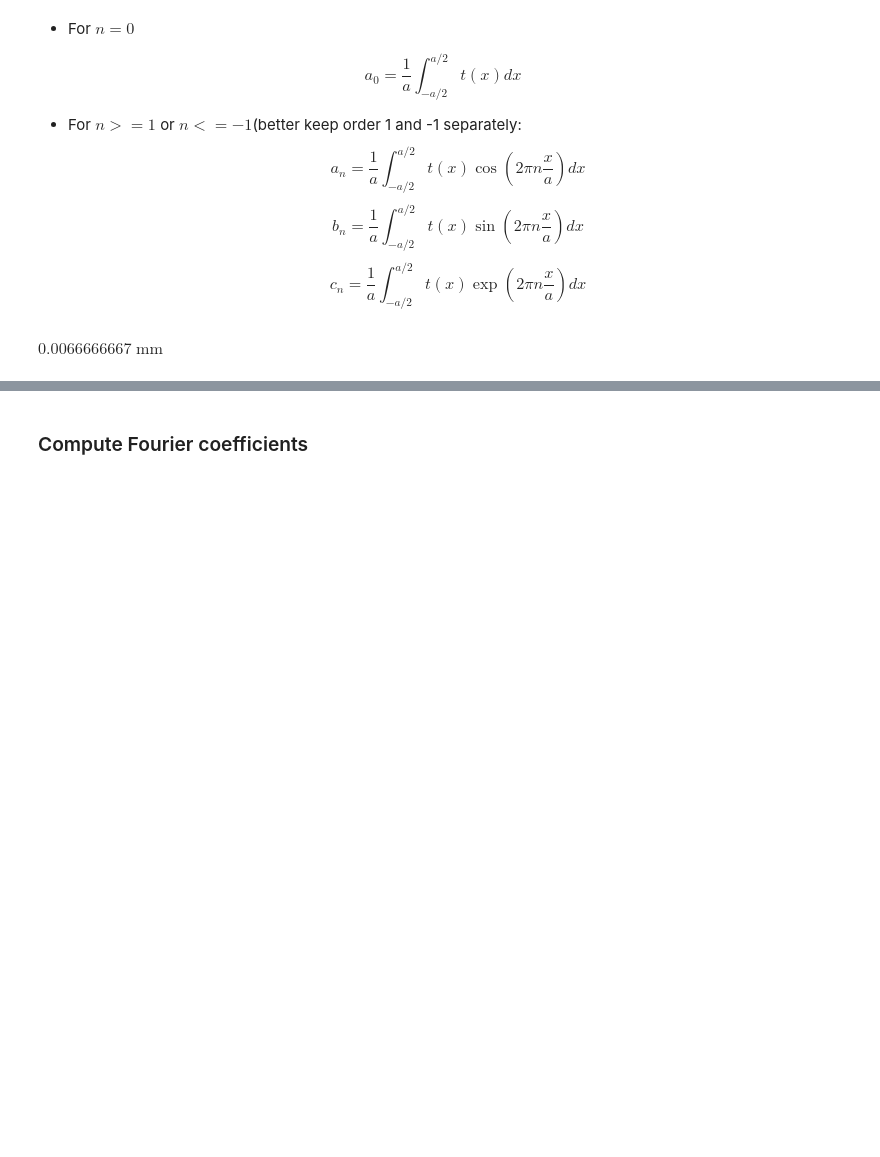
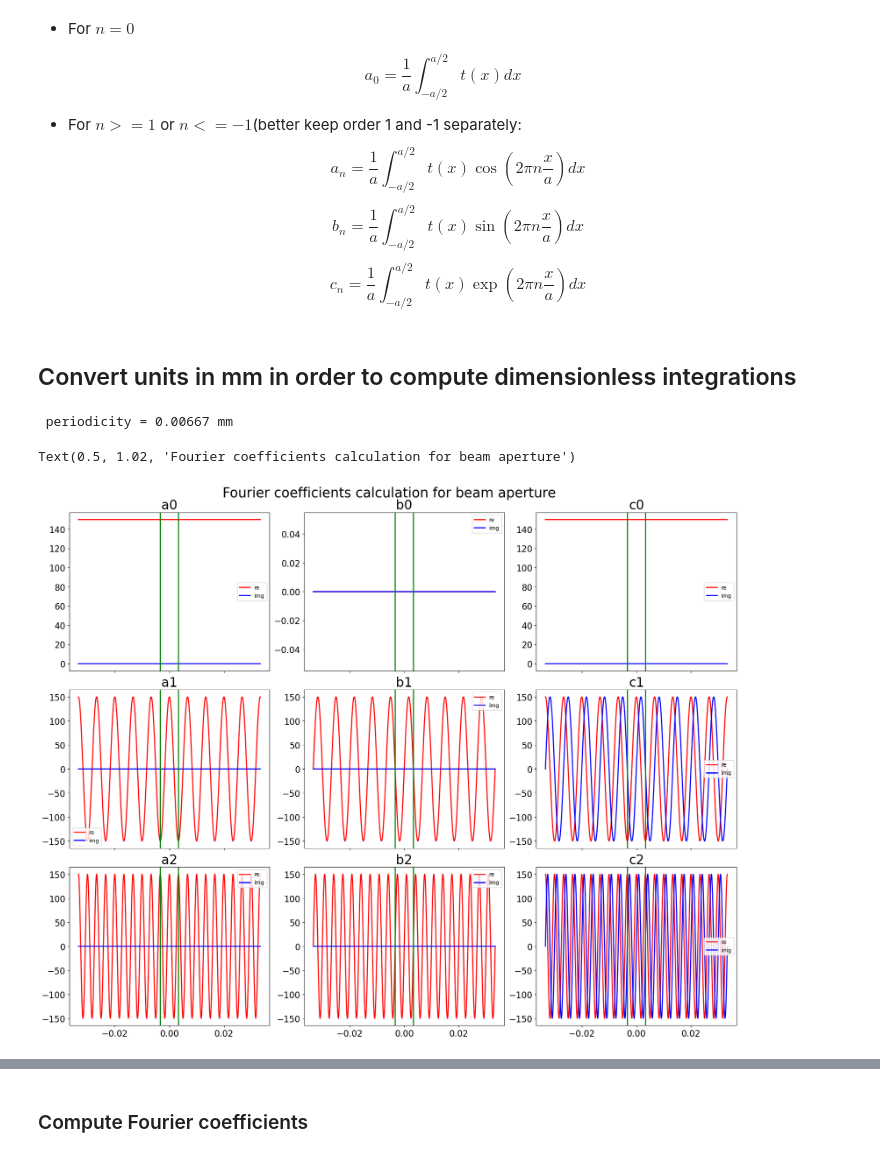
Before and after one commit to sylvielsstfr/AuxtelPSFpoppy, a Jupyter notebook: docs/notebooks/introdiffraction/08_FFT1D_EmulsionInterferenceTwoSourcesfromlib.ipynb, the cells around one changed output, grey strips where cells are left out. Drawn from its saved outputs; the diff is of its cells as text; code cells hidden in the pictures; blank space fills up the shorter version.

```diff
--- a/docs/notebooks/introdiffraction/08_FFT1D_EmulsionInterferenceTwoSourcesfromlib.ipynb
+++ b/docs/notebooks/introdiffraction/08_FFT1D_EmulsionInterferenceTwoSourcesfromlib.ipynb
@@ -632,8 +631,13 @@ $$
 $$
 c_n = \frac{1}{a} \int_{-a/2}^{a/2} t(x) \exp(2\pi n \frac{x}{a}) dx
 $$
+# %% [markdown]
+## Convert units in mm in order to compute dimensionless integrations
 # %%
-AH
+print(f" periodicity = {AH:.5f}")
 # %% [output]
-$0.0066666667 \; \mathrm{mm}$
+ periodicity = 0.00667 mm
+# %%
+# convert in dimensionless
+a = AH/u.mm
 # %%
@@ -640,26 +645,26 @@ $0.0066666667 \; \mathrm{mm}$
 xrange = np.linspace(-5*a,5*a,50000)
 # %%
-def integrand_an_v0(x, n):
-    return (set_beam_aperture(x,radius = beam_radius_mm)*np.cos(2*np.pi*n*x/a))/a
-def integrand_bn_v0(x, n):
-    return (set_beam_aperture(x,radius = beam_radius_mm)*np.sin(2*np.pi*n*x/a))/a
-def integrand_cn_v0(x, n):
-    return (set_beam_aperture(x,radius = beam_radius_mm)*np.exp(2j*np.pi*n*x/a))/a
+def integrand_an_v0(x, n, a):
+    return (set_beam_aperture(x,radius = BEAM_RADIUS/u.mm )*np.cos(2*np.pi*n*(x/a).to_value()))/a
+def integrand_bn_v0(x, n, a):
+    return (set_beam_aperture(x,radius =  BEAM_RADIUS/u.mm )*np.sin(2*np.pi*n*(x/a).to_value()))/a
+def integrand_cn_v0(x, n, a):
+    return (set_beam_aperture(x,radius =  BEAM_RADIUS/u.mm)*np.exp(2j*np.pi*n*(x/a).to_value()))/a
 # %%
 fig,axs = plt.subplots(3,3,figsize=(18,14),sharex=True,layout="constrained")
 ax1,ax2,ax3,ax4,ax5,ax6,ax7,ax8,ax9 = axs.flatten()
 
-y_a0 = integrand_an_v0(xrange, 0)
-y_b0 = integrand_bn_v0(xrange, 0)
-y_c0 = integrand_cn_v0(xrange, 0)
+y_a0 = integrand_an_v0(xrange, 0, a)
+y_b0 = integrand_bn_v0(xrange, 0, a)
+y_c0 = integrand_cn_v0(xrange, 0, a)
 
-y_a1 = integrand_an_v0(xrange, 1)
-y_b1 = integrand_bn_v0(xrange, 1)
-y_c1 = integrand_cn_v0(xrange, 1)
+y_a1 = integrand_an_v0(xrange, 1, a)
+y_b1 = integrand_bn_v0(xrange, 1, a)
+y_c1 = integrand_cn_v0(xrange, 1, a)
 
-y_a2 = integrand_an_v0(xrange, 2)
-y_b2 = integrand_bn_v0(xrange, 2)
-y_c2 = integrand_cn_v0(xrange, 2)
+y_a2 = integrand_an_v0(xrange, 2, a)
+y_b2 = integrand_bn_v0(xrange, 2, a)
+y_c2 = integrand_cn_v0(xrange, 2, a)
 
 ax1.plot(xrange,y_a0.real,'r-',label="re")
 ax1.plot(xrange,y_a0.imag,'b-',label="img")
@@ -701,32 +706,35 @@ ax6.plot(xrange,y_c1.imag,'b-',label="img")
 ax6.set_title("c1")
 ax6.axvline(-a/2,color="g")
 ax6.axvline(a/2,color="g")
 ax6.legend()
 
 
 ax7.plot(xrange,y_a2.real,'r-',label="re")
 ax7.plot(xrange,y_a2.imag,'b-',label="img")
 ax7.set_title("a2")
 ax7.axvline(-a/2,color="g")
 ax7.axvline(a/2,color="g")
 ax7.legend()
 
 
 ax8.plot(xrange,y_b2.real,'r-',label="re")
 ax8.plot(xrange,y_b2.imag,'b-',label="img")
 ax8.set_title("b2")
 ax8.axvline(-a/2,color="g")
 ax8.axvline(a/2,color="g")
 ax8.legend()
 
 
 ax9.plot(xrange,y_c2.real,'r-',label="re")
 ax9.plot(xrange,y_c2.imag,'b-',label="img")
 ax9.set_title("c2")
 ax9.axvline(-a/2,color="g")
 ax9.axvline(a/2,color="g")
 ax9.legend()
 
 fig.suptitle(f"Fourier coefficients calculation for beam aperture",y=1.02,fontsize=25)
+# %% [output]
+Text(0.5, 1.02, 'Fourier coefficients calculation for beam aperture')
+[figure, added]
 # %%
 if FLAG_FULL_INTERF:
```
Also changed, not shown: parts of 18 cells of this notebook, 1 other file.
